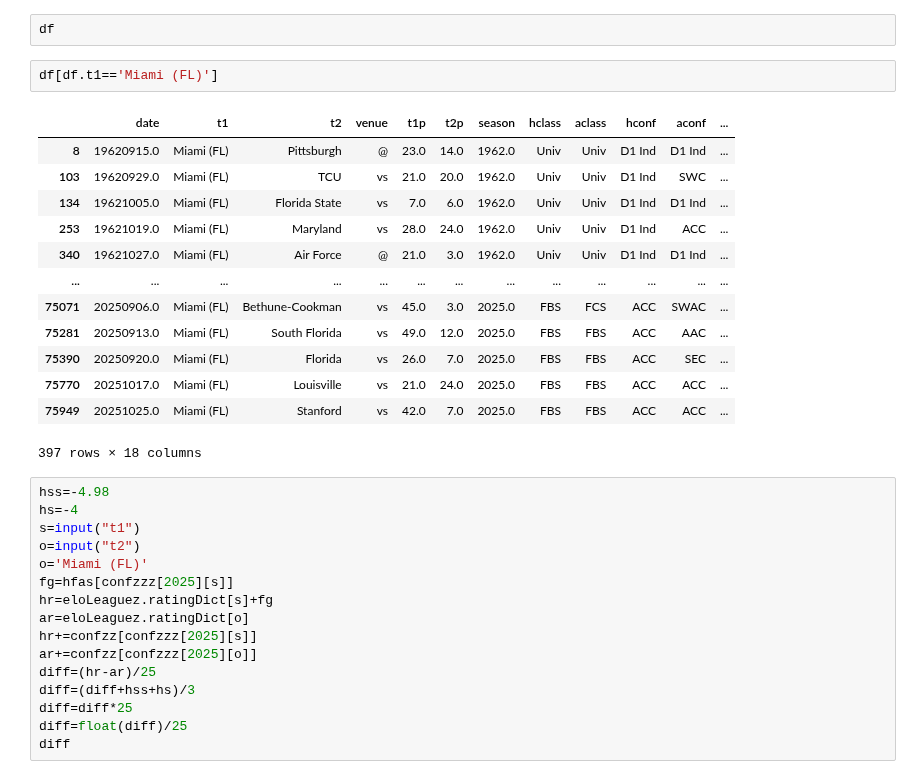
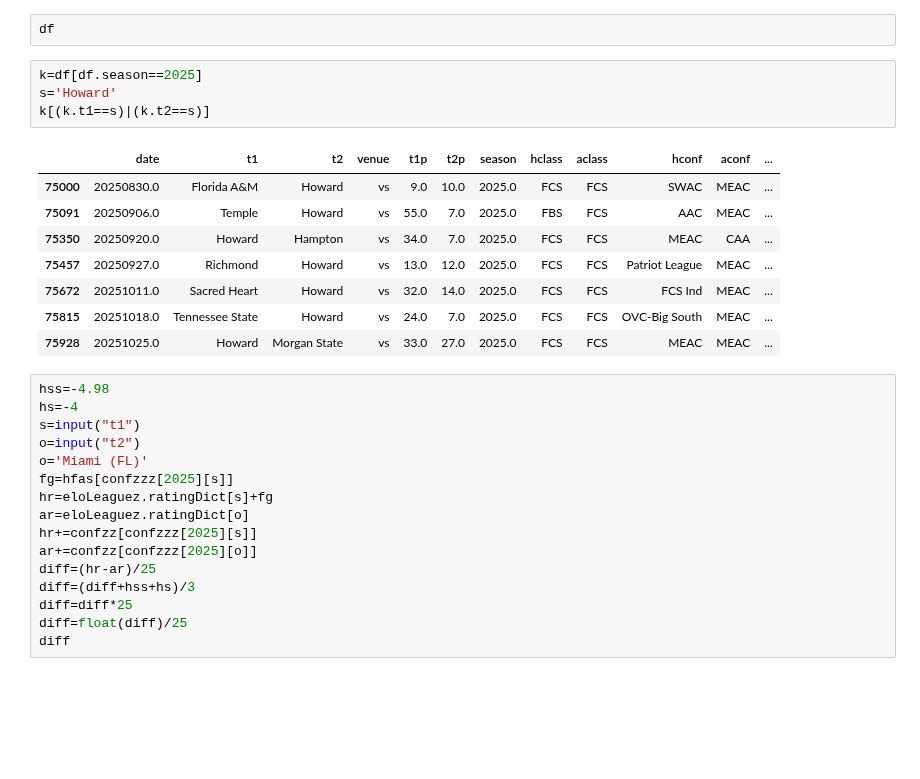
Before and after one commit to easella/ncaaf, a Jupyter notebook: cfb-with-rev.ipynb, the cells around one changed output. Drawn from its saved outputs; the diff is of its cells as text; blank space fills up the shorter version.

```diff
--- a/cfb-with-rev.ipynb
+++ b/cfb-with-rev.ipynb
@@ -1851,22 +1841,19 @@ for row in fg.itertuples():
 hfas[confzzz[2025][s]]
 # %%
 df
-# %%
-df[df.t1=='Miami (FL)']
-# %% [output]
-|  | date | t1 | t2 | venue | t1p | t2p | season | hclass | aclass | hconf | aconf | ... |
-| 8 | 19620915.0 | Miami (FL) | Pittsburgh | @ | 23.0 | 14.0 | 1962.0 | Univ | Univ | D1 Ind | D1 Ind | ... |
-| 103 | 19620929.0 | Miami (FL) | TCU | vs | 21.0 | 20.0 | 1962.0 | Univ | Univ | D1 Ind | SWC | ... |
-| 134 | 19621005.0 | Miami (FL) | Florida State | vs | 7.0 | 6.0 | 1962.0 | Univ | Univ | D1 Ind | D1 Ind | ... |
-| 253 | 19621019.0 | Miami (FL) | Maryland | vs | 28.0 | 24.0 | 1962.0 | Univ | Univ | D1 Ind | ACC | ... |
-| 340 | 19621027.0 | Miami (FL) | Air Force | @ | 21.0 | 3.0 | 1962.0 | Univ | Univ | D1 Ind | D1 Ind | ... |
-| ... | ... | ... | ... | ... | ... | ... | ... | ... | ... | ... | ... | ... |
-| 75071 | 20250906.0 | Miami (FL) | Bethune-Cookman | vs | 45.0 | 3.0 | 2025.0 | FBS | FCS | ACC | SWAC | ... |
-| 75281 | 20250913.0 | Miami (FL) | South Florida | vs | 49.0 | 12.0 | 2025.0 | FBS | FBS | ACC | AAC | ... |
-| 75390 | 20250920.0 | Miami (FL) | Florida | vs | 26.0 | 7.0 | 2025.0 | FBS | FBS | ACC | SEC | ... |
-| 75770 | 20251017.0 | Miami (FL) | Louisville | vs | 21.0 | 24.0 | 2025.0 | FBS | FBS | ACC | ACC | ... |
-| 75949 | 20251025.0 | Miami (FL) | Stanford | vs | 42.0 | 7.0 | 2025.0 | FBS | FBS | ACC | ACC | ... |
-397 rows × 18 columns
+# %%
+k=df[df.season==2025]
+s='Howard'
+k[(k.t1==s)|(k.t2==s)]
+# %% [output]
+|  | date | t1 | t2 | venue | t1p | t2p | season | hclass | aclass | hconf | aconf | ... |
+| 75000 | 20250830.0 | Florida A&M | Howard | vs | 9.0 | 10.0 | 2025.0 | FCS | FCS | SWAC | MEAC | ... |
+| 75091 | 20250906.0 | Temple | Howard | vs | 55.0 | 7.0 | 2025.0 | FBS | FCS | AAC | MEAC | ... |
+| 75350 | 20250920.0 | Howard | Hampton | vs | 34.0 | 7.0 | 2025.0 | FCS | FCS | MEAC | CAA | ... |
+| 75457 | 20250927.0 | Richmond | Howard | vs | 13.0 | 12.0 | 2025.0 | FCS | FCS | Patriot League | MEAC | ... |
+| 75672 | 20251011.0 | Sacred Heart | Howard | vs | 32.0 | 14.0 | 2025.0 | FCS | FCS | FCS Ind | MEAC | ... |
+| 75815 | 20251018.0 | Tennessee State | Howard | vs | 24.0 | 7.0 | 2025.0 | FCS | FCS | OVC-Big South | MEAC | ... |
+| 75928 | 20251025.0 | Howard | Morgan State | vs | 33.0 | 27.0 | 2025.0 | FCS | FCS | MEAC | MEAC | ... |
 # %%
 hss=-4.98
 hs=-4
```
Also changed, not shown: parts of 1 cell of this notebook.
